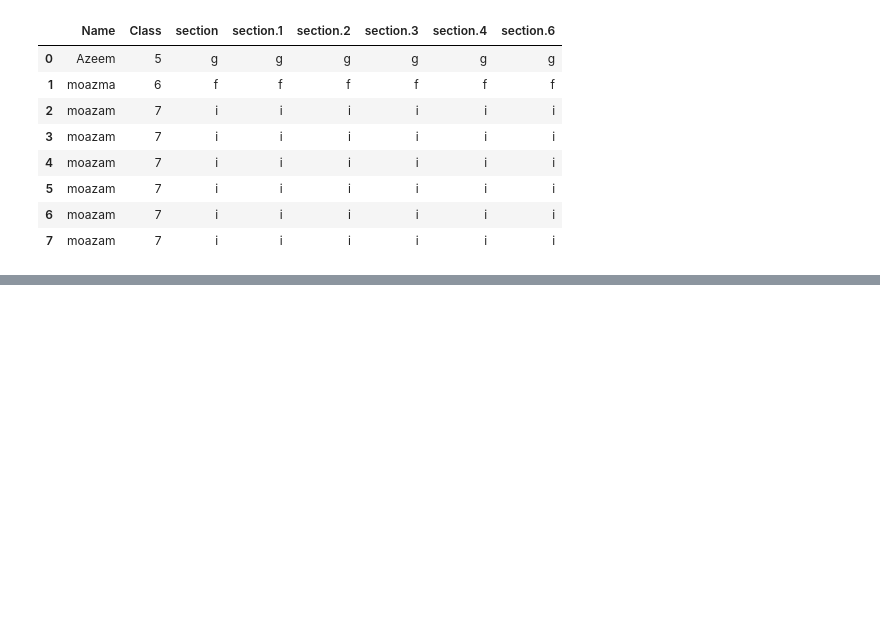
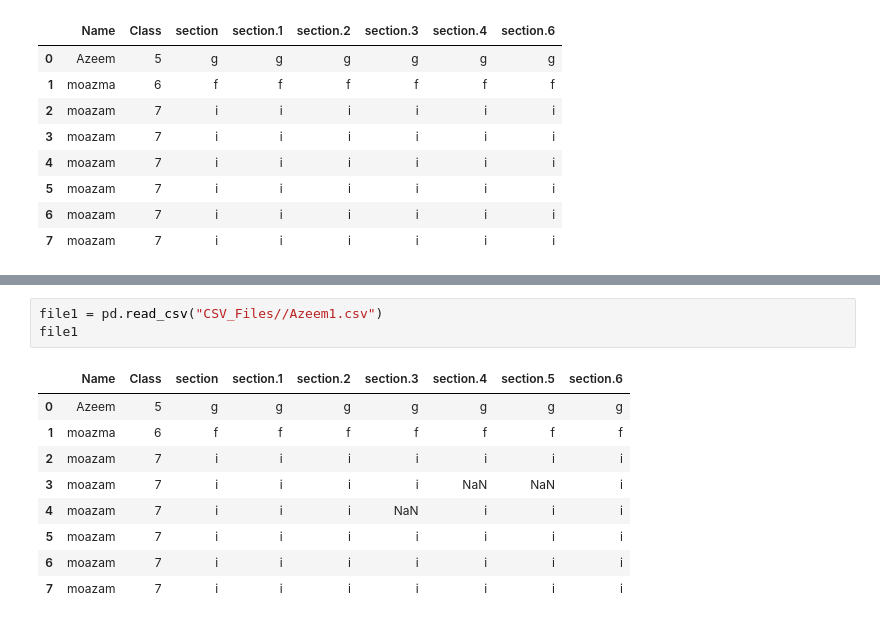
Before and after one commit to Azeemaj101/Machine-Learning, a Jupyter notebook: Pandas.ipynb, the cells around one changed output, grey strips where cells are left out. Saved outputs shown, nothing was run; the diff lists cells and outputs as text; blank space fills up the shorter version.

```diff
--- a/Pandas.ipynb
+++ b/Pandas.ipynb
@@ -736,0 +751,13 @@ file1.dropna(inplace = True) # Change in Real Variable
+# %%
+file1 = pd.read_csv("CSV_Files//Azeem1.csv")
+file1
+# %% [output]
+|  | Name | Class | section | section.1 | section.2 | section.3 | section.4 | section.5 | section.6 |
+| 0 | Azeem | 5 | g | g | g | g | g | g | g |
+| 1 | moazma | 6 | f | f | f | f | f | f | f |
+| 2 | moazam | 7 | i | i | i | i | i | i | i |
+| 3 | moazam | 7 | i | i | i | i | NaN | NaN | i |
+| 4 | moazam | 7 | i | i | i | NaN | i | i | i |
+| 5 | moazam | 7 | i | i | i | i | i | i | i |
+| 6 | moazam | 7 | i | i | i | i | i | i | i |
+| 7 | moazam | 7 | i | i | i | i | i | i | i |
```
Also changed, not shown: parts of 23 cells of this notebook, 1 other file.
